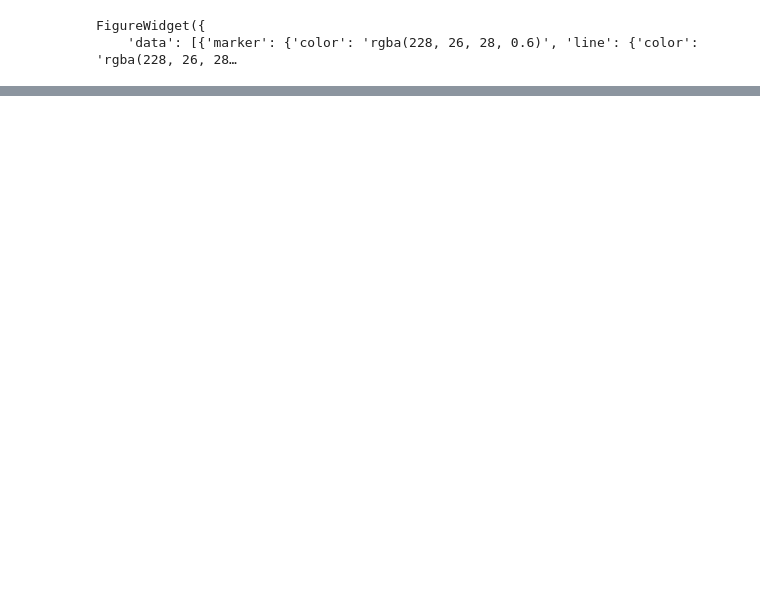
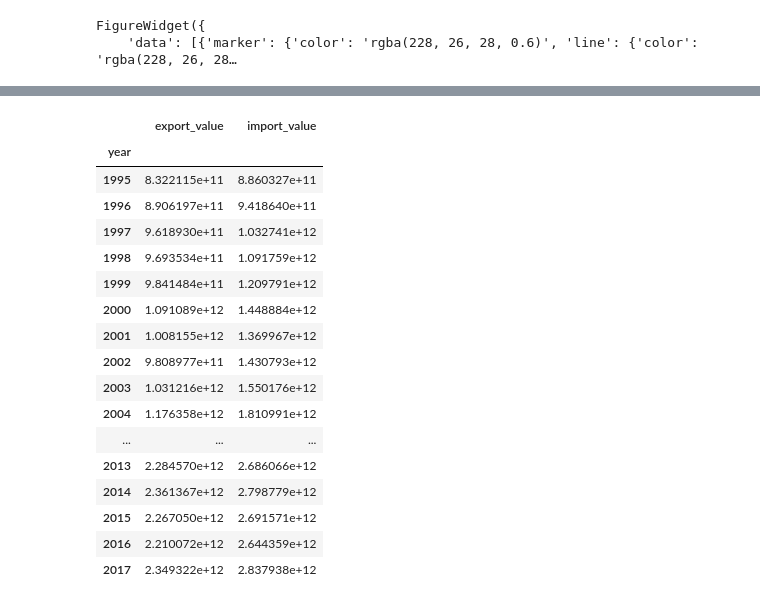
Before and after one commit to iyedg/trade_analysis, a Jupyter notebook: notebooks/plots.ipynb, the cells around one changed output, grey strips where cells are left out. Saved outputs shown, nothing was run; the diff lists cells and outputs as text; code cells hidden in the pictures; blank space fills up the shorter version.

```diff
--- a/notebooks/plots.ipynb
+++ b/notebooks/plots.ipynb
@@ -196,0 +221,23 @@ us_trade_year_chapter.pipe(merge_with_countries).pipe(merge_with_products).pipe(
+# %%
+c = pd.read_hdf("../data/transformed_data.h5", "/country_hsproduct2digit_year", where="(location_id=231)")
+# %%
+c.groupby(["year"]).agg(sum)
+# %% [output]
+|  | export_value | import_value |
+| year |  |  |
+| 1995 | 8.322115e+11 | 8.860327e+11 |
+| 1996 | 8.906197e+11 | 9.418640e+11 |
+| 1997 | 9.618930e+11 | 1.032741e+12 |
+| 1998 | 9.693534e+11 | 1.091759e+12 |
+| 1999 | 9.841484e+11 | 1.209791e+12 |
+| 2000 | 1.091089e+12 | 1.448884e+12 |
+| 2001 | 1.008155e+12 | 1.369967e+12 |
+| 2002 | 9.808977e+11 | 1.430793e+12 |
+| 2003 | 1.031216e+12 | 1.550176e+12 |
+| 2004 | 1.176358e+12 | 1.810991e+12 |
+| ... | ... | ... |
+| 2013 | 2.284570e+12 | 2.686066e+12 |
+| 2014 | 2.361367e+12 | 2.798779e+12 |
+| 2015 | 2.267050e+12 | 2.691571e+12 |
+| 2016 | 2.210072e+12 | 2.644359e+12 |
+| 2017 | 2.349322e+12 | 2.837938e+12 |
```
Also changed, not shown: parts of 6 cells of this notebook, 2 other files.
